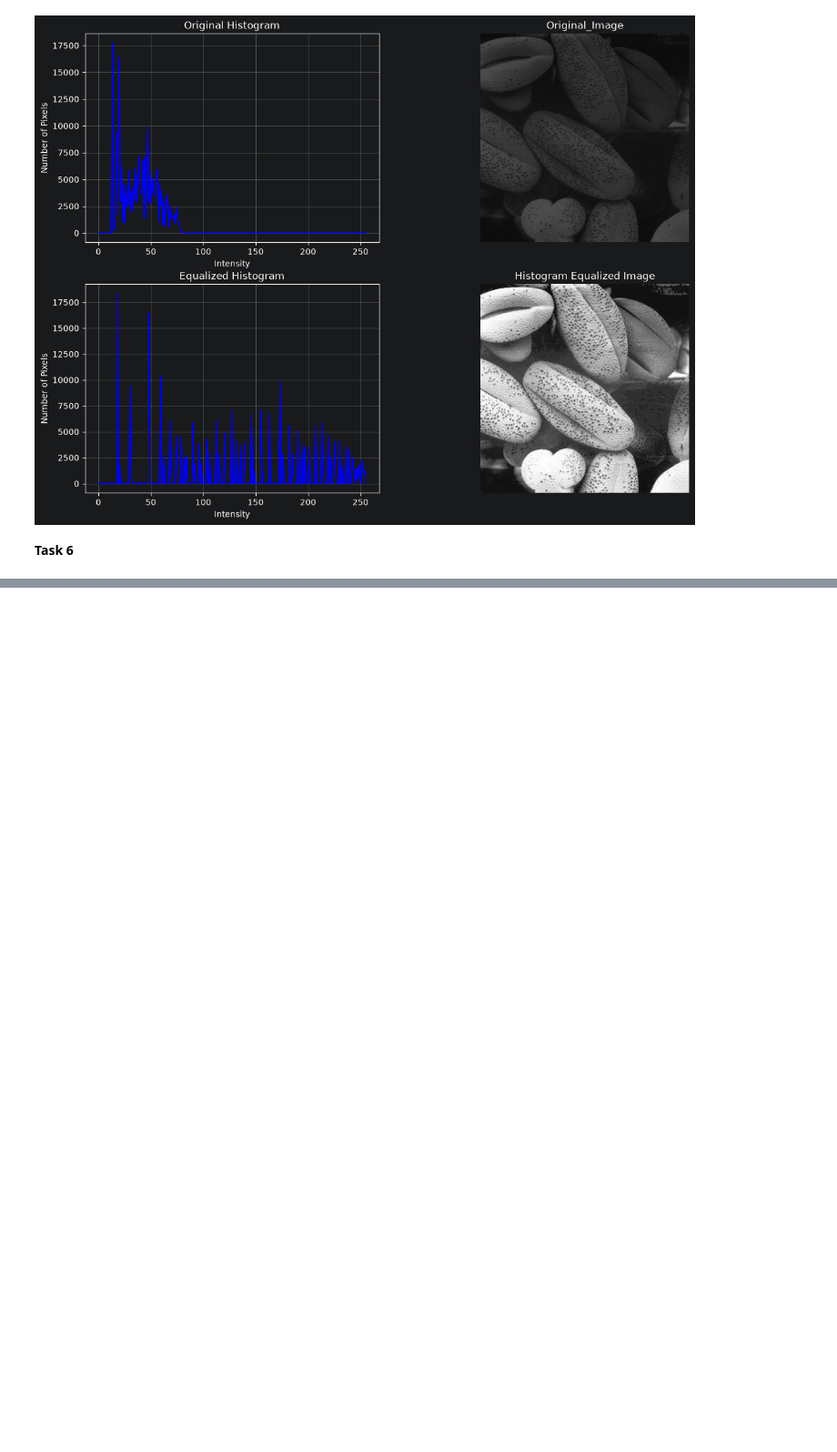
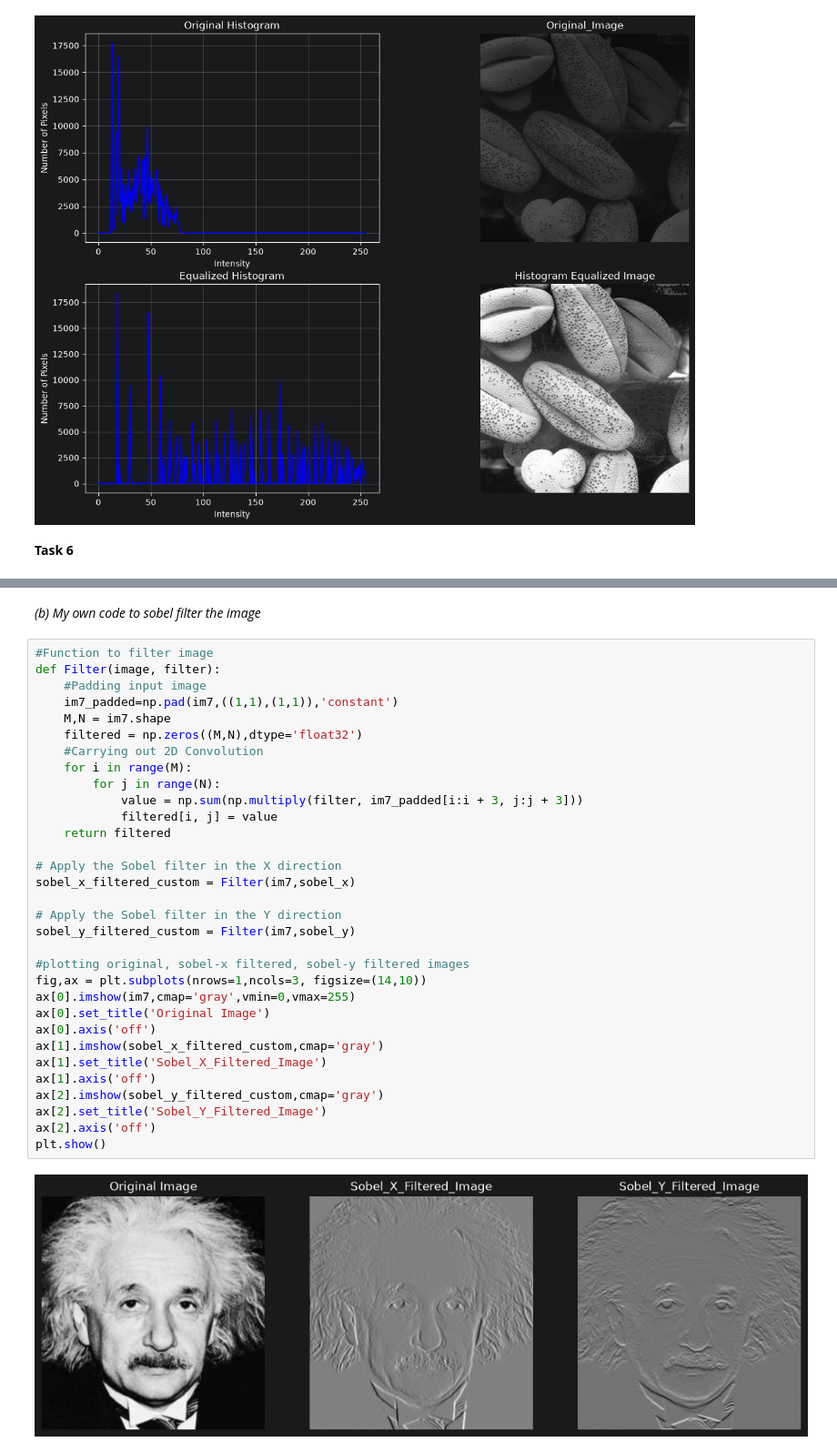
Before and after one commit to indeepa-05/EN3160-Image-Processing, a Jupyter notebook: Assignments/EN3160 Assignment1 on Intensity Transformations and Neighborhood Filtering.ipynb, the cells around one changed output, grey strips where cells are left out. Shown at 91% size. Cells and saved outputs as stored; diff of their text form; blank space fills up the shorter version.

```diff
--- a/Assignments/EN3160 Assignment1 on Intensity Transformations and Neighborhood Filtering.ipynb
+++ b/Assignments/EN3160 Assignment1 on Intensity Transformations and Neighborhood Filtering.ipynb
@@ -289,0 +325,36 @@ ax[1][1].axis('off')
+# %% [markdown]
+*(b) My own code to sobel filter the image*
+# %%
+#Function to filter image
+def Filter(image, filter):
+    #Padding input image
+    im7_padded=np.pad(im7,((1,1),(1,1)),'constant')
+    M,N = im7.shape
+    filtered = np.zeros((M,N),dtype='float32')
+    #Carrying out 2D Convolution
+    for i in range(M):
+        for j in range(N):
+            value = np.sum(np.multiply(filter, im7_padded[i:i + 3, j:j + 3]))
+            filtered[i, j] = value
+    return filtered
+
+# Apply the Sobel filter in the X direction
+sobel_x_filtered_custom = Filter(im7,sobel_x)
+
+# Apply the Sobel filter in the Y direction
+sobel_y_filtered_custom = Filter(im7,sobel_y)
+
+#plotting original, sobel-x filtered, sobel-y filtered images
+fig,ax = plt.subplots(nrows=1,ncols=3, figsize=(14,10))
+ax[0].imshow(im7,cmap='gray',vmin=0,vmax=255)
+ax[0].set_title('Original Image')
+ax[0].axis('off')
+ax[1].imshow(sobel_x_filtered_custom,cmap='gray')
+ax[1].set_title('Sobel_X_Filtered_Image')
+ax[1].axis('off')
+ax[2].imshow(sobel_y_filtered_custom,cmap='gray')
+ax[2].set_title('Sobel_Y_Filtered_Image')
+ax[2].axis('off')
+plt.show()
+# %% [output]
+[figure, added]
```
Also changed, not shown: parts of 6 cells of this notebook, 2 other files.
